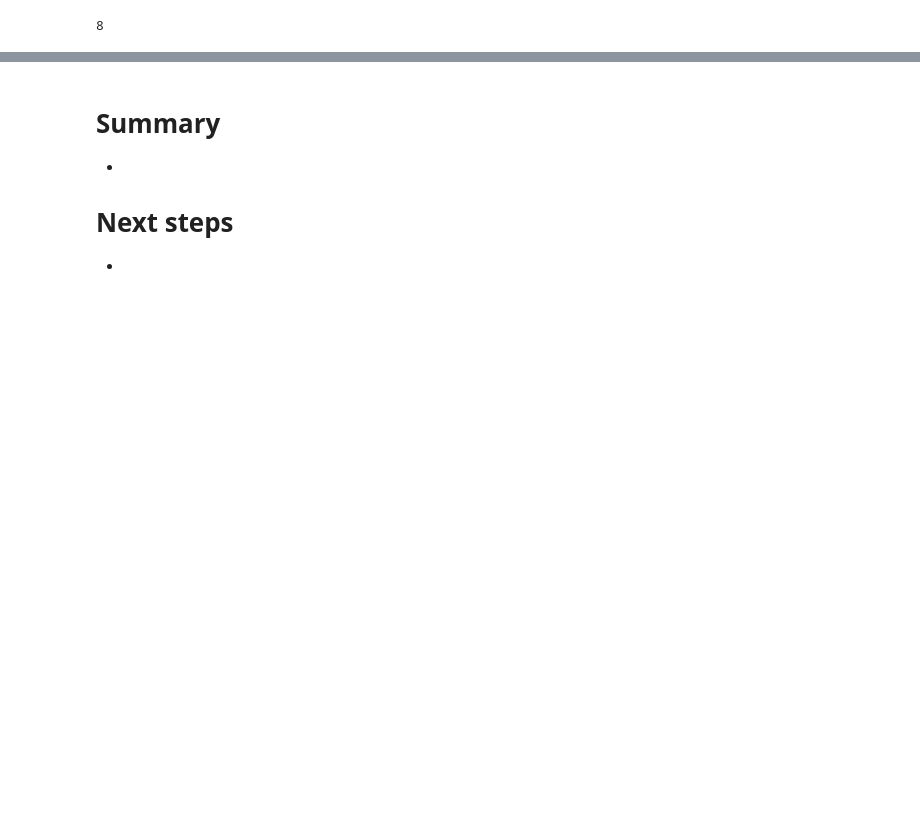
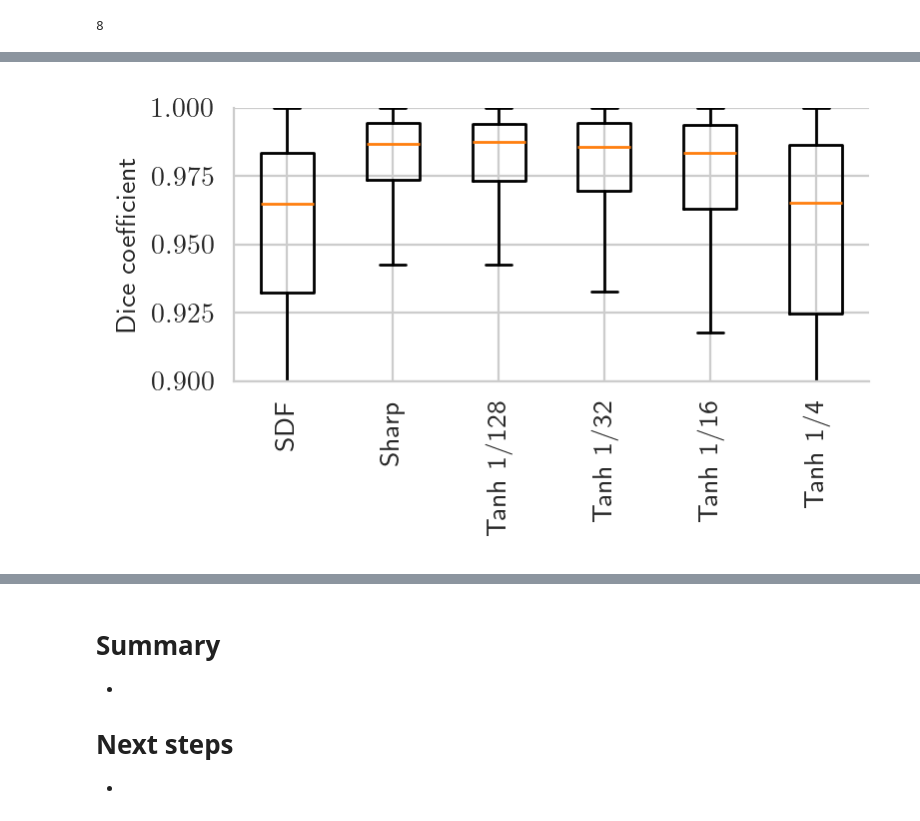
Before and after one commit to murraycutforth/mf-ae, a Jupyter notebook: notebooks/computers_and_fluids_2025/evaluate_hit_results_v34.ipynb, the cells around one changed output, grey strips where cells are left out. Cells and saved outputs as stored; diff of their text form; code cells hidden in the pictures; blank space fills up the shorter version.

```diff
--- a/notebooks/computers_and_fluids_2025/evaluate_hit_results_v34.ipynb
+++ b/notebooks/computers_and_fluids_2025/evaluate_hit_results_v34.ipynb
@@ -131,6 +144,9 @@ for outdir, params in outdir_to_params.items():
     print(outdir)
     outfile = outdir / 'inference.npz'
 
+    if outfile.exists():
+        continue
+
     dataset = load_dataset(params['dataset_path'], max_num_samples=25_000, split='val')
     model = load_model(params['model_path'])
     gts, preds = run_inference(dataset, model, N=500)  # 500*9s = 4500s = 1.25 hours
@@ -140,4 +163,7 @@ for outdir, params in outdir_to_params.items():
 # %%
+from tqdm import tqdm
+
+
 # Go over each file, and load predictions, compute metrics from each volume
 
 def filename_to_plot_label(filename):
@@ -173,7 +199,7 @@ for outdir, params in outdir_to_params.items():
     dices = []
     hds = []
 
-    for gt, pred in zip(gts, preds):
+    for gt, pred in tqdm(zip(gts, preds)):
         gt = get_phi_sharp(gt, interfacetype)
         pred = get_phi_sharp(pred, interfacetype)
 
@@ -202,17 +239,21 @@ np.savez_compressed("v34.npz", **outdir_to_metrics)
 # %%
 # Box plot of dice coefficients
 
 def box_plot_dice_vals(outdir_to_metrics):
     fig, axs = plt.subplots(1, 1, figsize=(4, 2.5), dpi=200)
     data = [out['Dice'] for out in outdir_to_metrics.values()]
     labels = [filename_to_plot_label(out) for out in outdir_to_metrics.keys()]
     axs.boxplot(data, tick_labels=labels, showfliers=False)
     #axs.set_title('Droplet in HIT dataset')
     axs.set_ylabel('Dice coefficient')
     axs.spines['top'].set_visible(False)
     axs.spines['right'].set_visible(False)
     axs.tick_params(axis='x', rotation=90)
-    axs.set_ylim(0.85, 1)
+    axs.set_ylim(0.9, 1)
+    fig.tight_layout()
+    plt.savefig('output/comparison_dice_hit.pdf')
     plt.show()
 
 box_plot_dice_vals(outdir_to_metrics)
+# %% [output]
+[figure, added]
```
Also changed, not shown: parts of 12 cells of this notebook, 6 other files.
